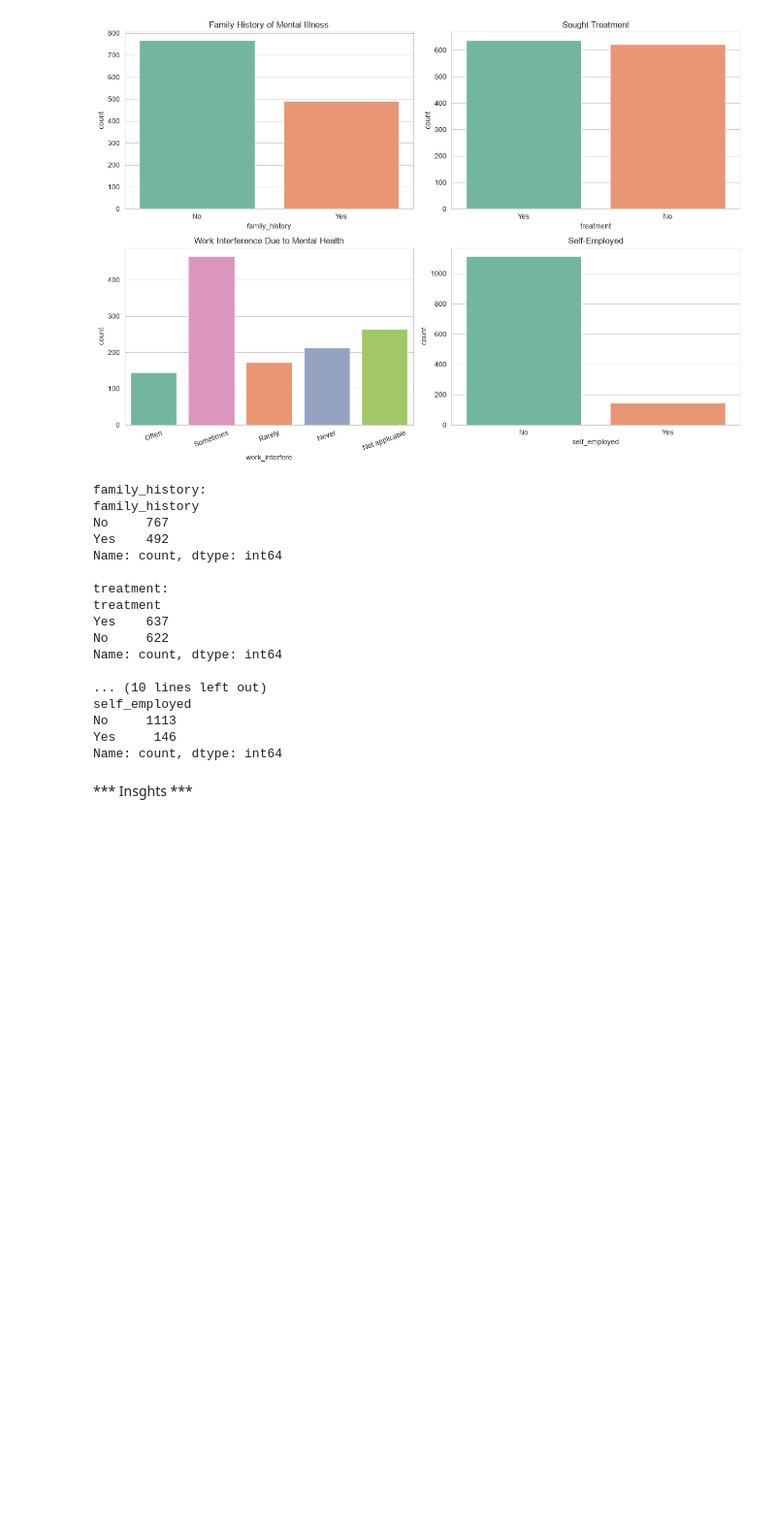
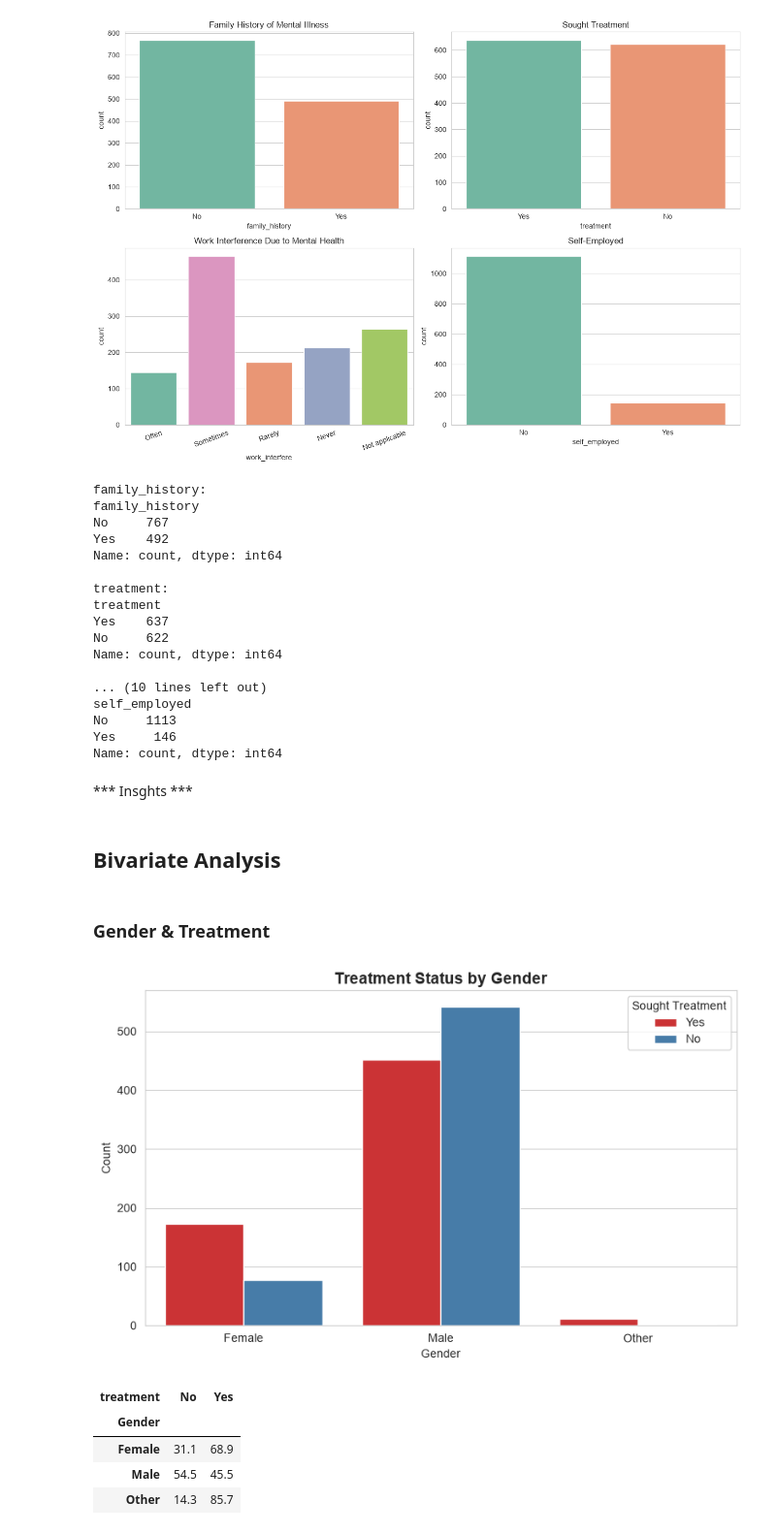
Before and after one commit to Engineer-purvesh18/Mental_Health_Analysis, a Jupyter notebook: analysis.ipynb, the cells around one changed output. Shown at 97% size. Cells and saved outputs as stored; diff of their text form; code cells hidden in the pictures; blank space fills up the shorter version.

Commit message:
Bivariate Analysis

```diff
--- a/analysis.ipynb
+++ b/analysis.ipynb
@@ -268,3 +268,26 @@ Yes     146
 Name: count, dtype: int64
 # %% [markdown]
 *** Insghts ***
+# %% [markdown]
+## Bivariate Analysis
+# %% [markdown]
+### Gender & Treatment
+# %%
+fig, ax = plt.subplots(figsize=(8, 5))
+sns.countplot(data=df_clean, x='Gender', hue='treatment', palette='Set1', ax=ax)
+ax.set_title('Treatment Status by Gender', fontsize=14, fontweight='bold')
+ax.set_xlabel('Gender')
+ax.set_ylabel('Count')
+ax.legend(title='Sought Treatment')
+plt.tight_layout()
+plt.show()
+
+treatment_by_gender = pd.crosstab(df_clean['Gender'], df_clean['treatment'], normalize='index') * 100
+treatment_by_gender.round(1)
+# %% [output]
+[figure, added]
+| treatment | No | Yes |
+| Gender |  |  |
+| Female | 31.1 | 68.9 |
+| Male | 54.5 | 45.5 |
+| Other | 14.3 | 85.7 |
```
Also changed, not shown: parts of 5 cells of this notebook.
